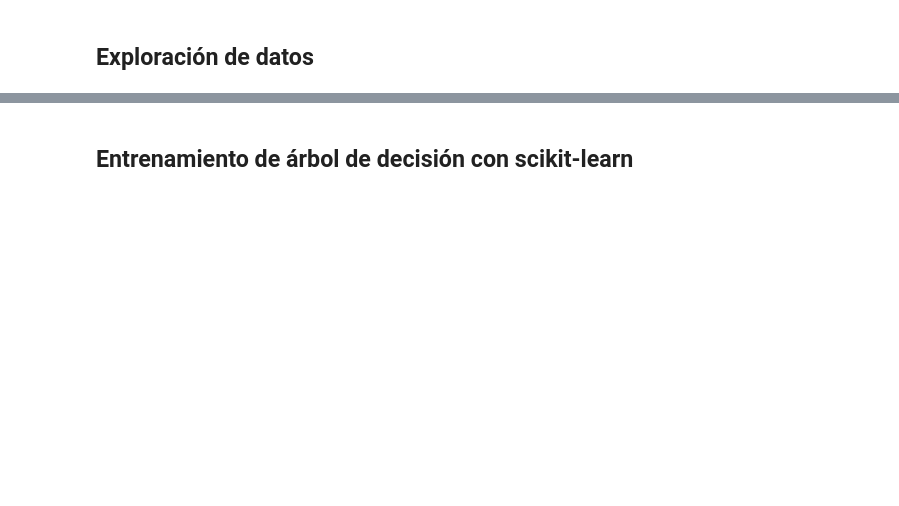
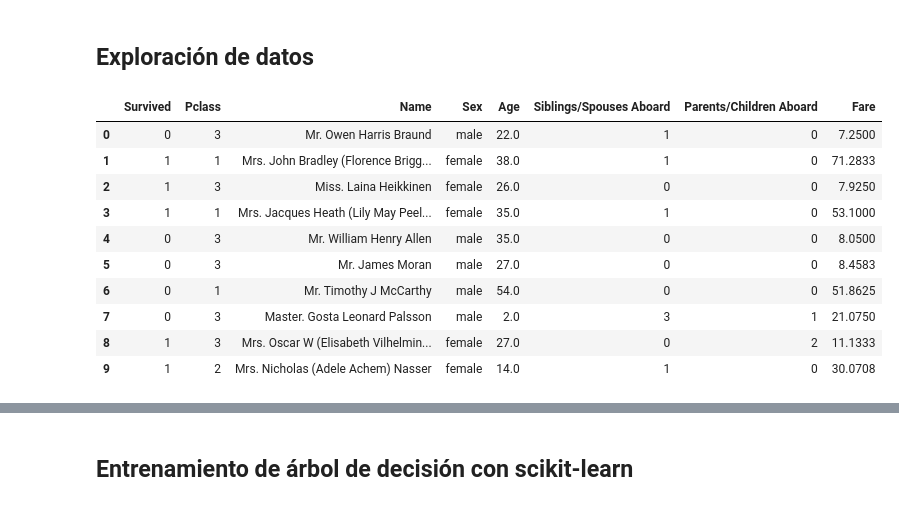
Before and after one commit to CarlosCortes2020/ScikitLearnDecTree, a Jupyter notebook: notebooks/001_arbol_decision.ipynb, the cells around one changed output, grey strips where cells are left out. Drawn from its saved outputs; the diff is of its cells as text; code cells hidden in the pictures; blank space fills up the shorter version.

```diff
--- a/notebooks/001_arbol_decision.ipynb
+++ b/notebooks/001_arbol_decision.ipynb
@@ -8,3 +8,4 @@ import matplotlib.pyplot as plt
 Utilizaremos el **dataset Titanic** de Standford: https://web.stanford.edu/class/archive/cs/cs109/cs109.1166/problem12.html
 # %%
 #Cargamos dataset a utilizar
+df_raw = pd.read_csv('../data/raw/titanic.csv')
@@ -12,3 +22,17 @@ Utilizaremos el **dataset Titanic** de Standford: https://web.stanford.edu/class
 ## Exploración de datos
 # %%
 #Visualizacion del DataFrame
+#Variable objetivo: Survived
+df_raw.head(10)
+# %% [output]
+|  | Survived | Pclass | Name | Sex | Age | Siblings/Spouses Aboard | Parents/Children Aboard | Fare |
+| 0 | 0 | 3 | Mr. Owen Harris Braund | male | 22.0 | 1 | 0 | 7.2500 |
+| 1 | 1 | 1 | Mrs. John Bradley (Florence Brigg... | female | 38.0 | 1 | 0 | 71.2833 |
+| 2 | 1 | 3 | Miss. Laina Heikkinen | female | 26.0 | 0 | 0 | 7.9250 |
+| 3 | 1 | 1 | Mrs. Jacques Heath (Lily May Peel... | female | 35.0 | 1 | 0 | 53.1000 |
+| 4 | 0 | 3 | Mr. William Henry Allen | male | 35.0 | 0 | 0 | 8.0500 |
+| 5 | 0 | 3 | Mr. James Moran | male | 27.0 | 0 | 0 | 8.4583 |
+| 6 | 0 | 1 | Mr. Timothy J McCarthy | male | 54.0 | 0 | 0 | 51.8625 |
+| 7 | 0 | 3 | Master. Gosta Leonard Palsson | male | 2.0 | 3 | 1 | 21.0750 |
+| 8 | 1 | 3 | Mrs. Oscar W (Elisabeth Vilhelmin... | female | 27.0 | 0 | 2 | 11.1333 |
+| 9 | 1 | 2 | Mrs. Nicholas (Adele Achem) Nasser | female | 14.0 | 1 | 0 | 30.0708 |
```
Also changed, not shown: parts of 21 cells of this notebook, 2 other files.
